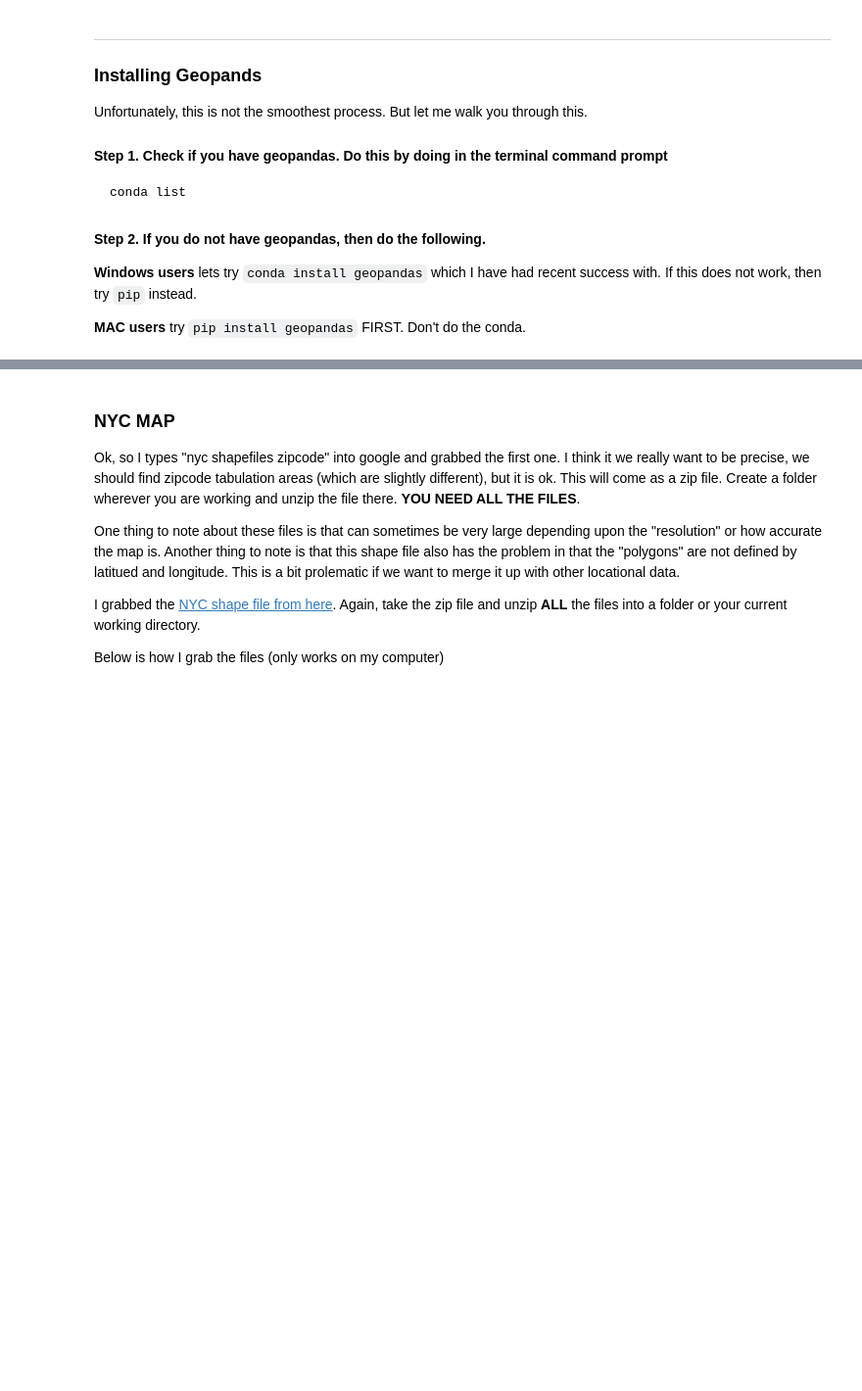
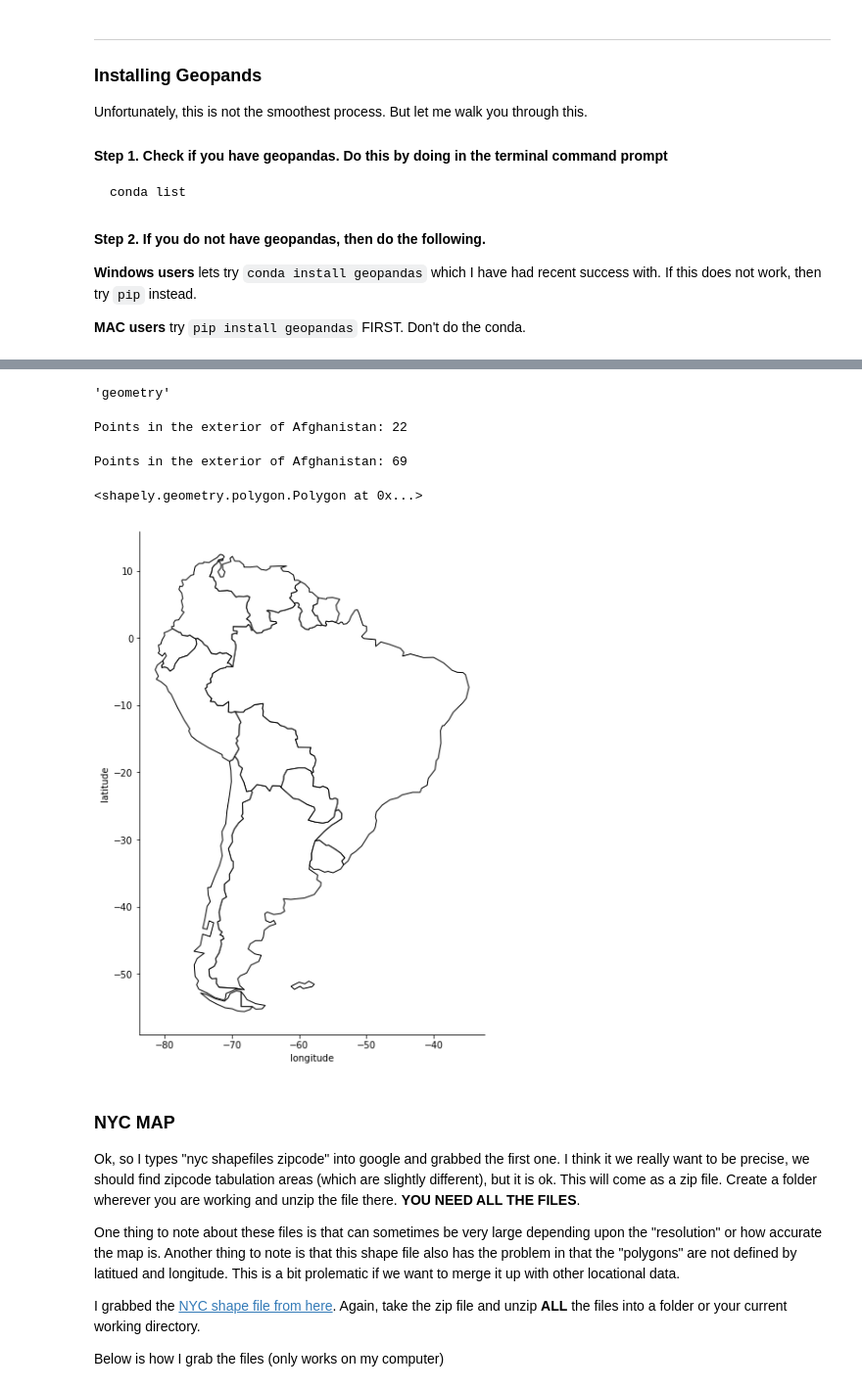
Before and after one commit to mwaugh0328/data_bootcamp_spring_2019, a Jupyter notebook: mapping/geopandas.ipynb, the cells around one changed output, grey strips where cells are left out. Shown at 98% size. Drawn from its saved outputs; the diff is of its cells as text; code cells hidden in the pictures; blank space fills up the shorter version.

```diff
--- a/mapping/geopandas.ipynb
+++ b/mapping/geopandas.ipynb
@@ -49,3 +49,11 @@ from shapely.geometry import Point, Polygon # also needed
 
 from mpl_toolkits.axes_grid1.inset_locator import zoomed_inset_axes
 from mpl_toolkits.axes_grid1.inset_locator import mark_inset
+# %%
+# Step 1: Get the map.
+# geopandas comes with some datasets that define maps
+# Here, we grab a low-resolution Natural Earth map
+# We load it into a GeoDataFrame
+world = gpd.read_file(gpd.datasets.get_path('naturalearth_lowres'))
+
+world.head()
@@ -51,0 +67,6 @@ from mpl_toolkits.axes_grid1.inset_locator import mark_inset
+# %%
+
+# Which column hold the geometry data?
+world.geometry.name
+# %% [output]
+'geometry'
@@ -52,3 +75,41 @@ from mpl_toolkits.axes_grid1.inset_locator import mark_inset
+# %%
+
+# Returns two arrays that hold the x and y coordinates of the points that define the polygon's exterior.
+x, y = world.loc[2, 'geometry'].exterior.coords.xy
+
+# How many points?
+print('Points in the exterior of Afghanistan:', len(x))
+# %% [output]
+Points in the exterior of Afghanistan: 22
+# %%
+
+# Returns two arrays that hold the x and y coordinates of the points that define the polygon's exterior.
+x, y = world.loc[0, 'geometry'].exterior.coords.xy
+
+# How many points?
+print('Points in the exterior of Afghanistan:', len(x))
+# %% [output]
+Points in the exterior of Afghanistan: 69
+# %%
+world.loc[0,'geometry']
+# %% [output]
+<shapely.geometry.polygon.Polygon at 0x...>
+# %%
+# Step 2: Plot the map
+fig, gax = plt.subplots(figsize=(10,10))
+
+# By only plotting rows in which the continent is 'South America' we only plot SA.
+world[world['continent'] == 'South America'].plot(ax = gax, edgecolor='black',color='white')
+
+gax.set_xlabel('longitude')  # By the way, if you haven't read the book 'longitude' by Dava Sobel, you should...
+gax.set_ylabel('latitude')
+
+gax.spines['top'].set_visible(False)
+gax.spines['right'].set_visible(False)
+
+plt.show()
+# %% [output]
+[figure, added]
 # %% [markdown]
 ### NYC MAP
 
```
Also changed, not shown: parts of 3 cells of this notebook.
